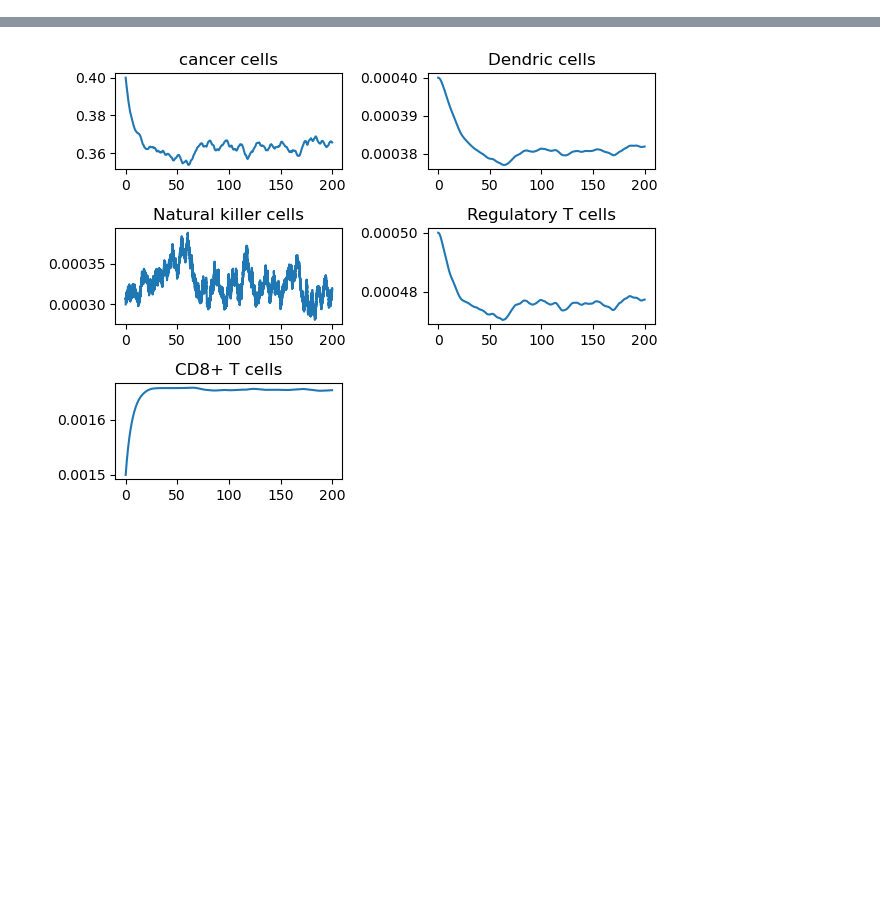
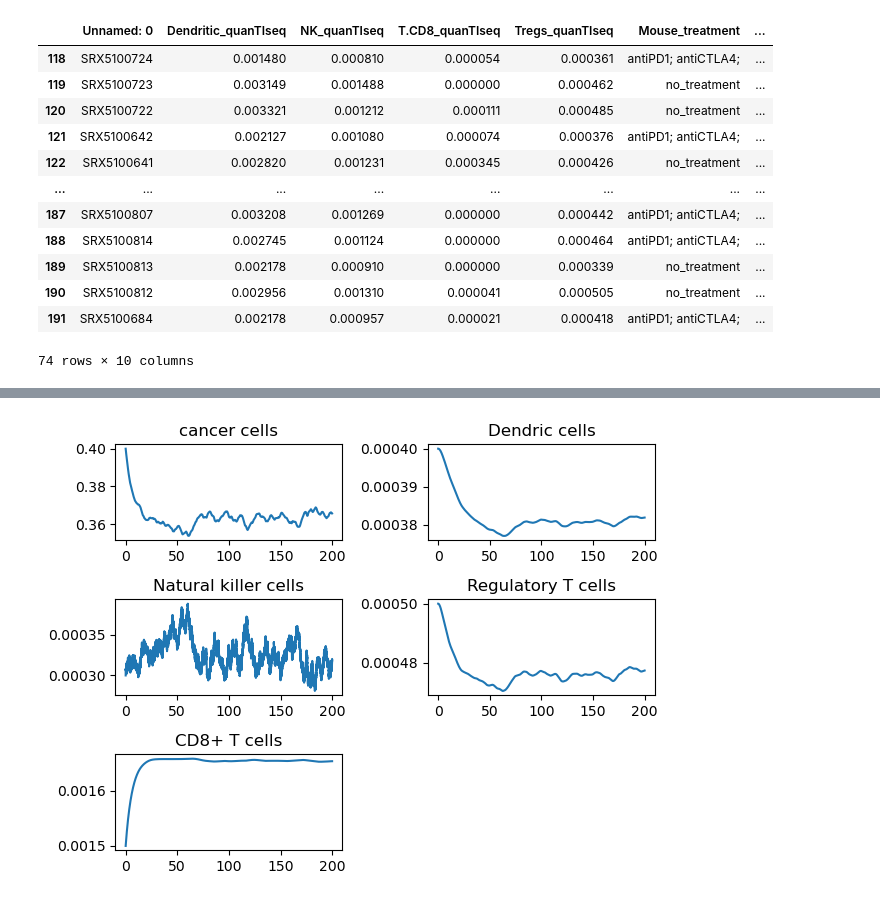
Before and after one commit to ZP-likes-coding/Cancer_immune_interaction, a Jupyter notebook: Fitting_T11.ipynb, the cells around one changed output, grey strips where cells are left out. Cells and saved outputs as stored; diff of their text form; code cells hidden in the pictures; blank space fills up the shorter version.

Commit message:
added no treatment condition

```diff
--- a/Fitting_T11.ipynb
+++ b/Fitting_T11.ipynb
@@ -9 +11,17 @@ from matplotlib import pyplot as plt
+# %%
+T11_df
+# %% [output]
+|  | Unnamed: 0 | Dendritic_quanTIseq | NK_quanTIseq | T.CD8_quanTIseq | Tregs_quanTIseq | Mouse_treatment | ... |
+| 118 | SRX5100724 | 0.001480 | 0.000810 | 0.000054 | 0.000361 | antiPD1; antiCTLA4; | ... |
+| 119 | SRX5100723 | 0.003149 | 0.001488 | 0.000000 | 0.000462 | no_treatment | ... |
+| 120 | SRX5100722 | 0.003321 | 0.001212 | 0.000111 | 0.000485 | no_treatment | ... |
+| 121 | SRX5100642 | 0.002127 | 0.001080 | 0.000074 | 0.000376 | antiPD1; antiCTLA4; | ... |
+| 122 | SRX5100641 | 0.002820 | 0.001231 | 0.000345 | 0.000426 | no_treatment | ... |
+| ... | ... | ... | ... | ... | ... | ... | ... |
+| 187 | SRX5100807 | 0.003208 | 0.001269 | 0.000000 | 0.000442 | antiPD1; antiCTLA4; | ... |
+| 188 | SRX5100814 | 0.002745 | 0.001124 | 0.000000 | 0.000464 | antiPD1; antiCTLA4; | ... |
+| 189 | SRX5100813 | 0.002178 | 0.000910 | 0.000000 | 0.000339 | no_treatment | ... |
+| 190 | SRX5100812 | 0.002956 | 0.001310 | 0.000041 | 0.000505 | no_treatment | ... |
+| 191 | SRX5100684 | 0.002178 | 0.000957 | 0.000021 | 0.000418 | antiPD1; antiCTLA4; | ... |
+74 rows × 10 columns
 # %%
```
Also changed, not shown: parts of 15 cells of this notebook.
